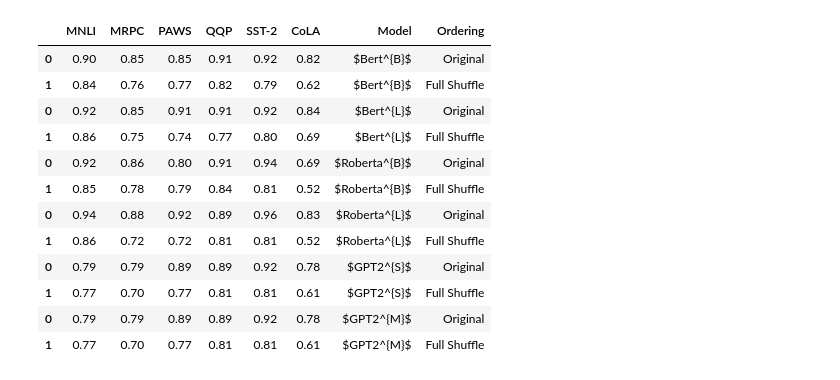
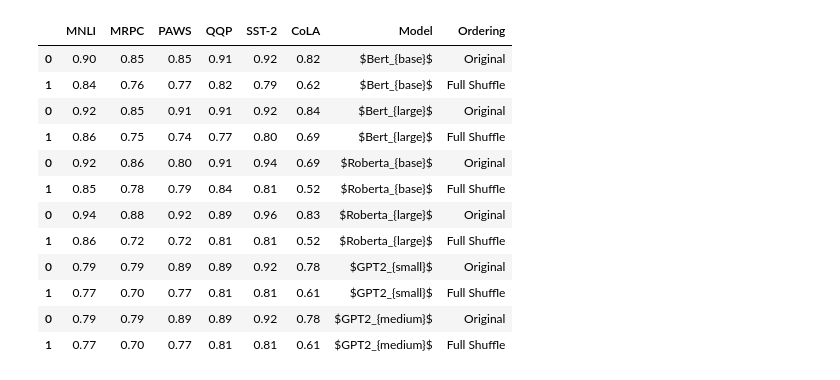
Before and after one commit to staveesh/ling_38620_project, a Jupyter notebook: Results.ipynb, the cells around one changed output. Saved outputs shown, nothing was run; the diff lists cells and outputs as text; code cells hidden in the pictures.

```diff
--- a/Results.ipynb
+++ b/Results.ipynb
@@ -43,30 +43,30 @@ df_RL = pd.DataFrame(acc_count_attractor_RL, columns=['MNLI', 'MRPC', 'PAWS', 'Q
 df_GM = pd.DataFrame(acc_count_attractor_GM, columns=['MNLI', 'MRPC', 'PAWS', 'QQP', 'SST-2', 'CoLA']).iloc[:2, :]
 # %%
 dataset = [df_BB, df_BL, df_RB, df_RL, df_GS, df_GM]
-models = ['$Bert^{B}$', '$Bert^{L}$', '$Roberta^{B}$', '$Roberta^{L}$', '$GPT2^{S}$', '$GPT2^{M}$']
+models = ['$Bert_{base}$', '$Bert_{large}$', '$Roberta_{base}$', '$Roberta_{large}$', '$GPT2_{small}$', '$GPT2_{medium}$']
 res = []
 for idx, df in enumerate(dataset):
     df['Model'] = models[idx]
     df['Ordering'] = ''
     df.at[0, 'Ordering'] = 'Original'
     df.at[1, 'Ordering'] = 'Full Shuffle'
     res.append(df)
 rdf = pd.concat(res, axis=0)
 rdf
 # %% [output]
 |  | MNLI | MRPC | PAWS | QQP | SST-2 | CoLA | Model | Ordering |
-| 0 | 0.90 | 0.85 | 0.85 | 0.91 | 0.92 | 0.82 | $Bert^{B}$ | Original |
-| 1 | 0.84 | 0.76 | 0.77 | 0.82 | 0.79 | 0.62 | $Bert^{B}$ | Full Shuffle |
-| 0 | 0.92 | 0.85 | 0.91 | 0.91 | 0.92 | 0.84 | $Bert^{L}$ | Original |
-| 1 | 0.86 | 0.75 | 0.74 | 0.77 | 0.80 | 0.69 | $Bert^{L}$ | Full Shuffle |
-| 0 | 0.92 | 0.86 | 0.80 | 0.91 | 0.94 | 0.69 | $Roberta^{B}$ | Original |
-| 1 | 0.85 | 0.78 | 0.79 | 0.84 | 0.81 | 0.52 | $Roberta^{B}$ | Full Shuffle |
-| 0 | 0.94 | 0.88 | 0.92 | 0.89 | 0.96 | 0.83 | $Roberta^{L}$ | Original |
-| 1 | 0.86 | 0.72 | 0.72 | 0.81 | 0.81 | 0.52 | $Roberta^{L}$ | Full Shuffle |
-| 0 | 0.79 | 0.79 | 0.89 | 0.89 | 0.92 | 0.78 | $GPT2^{S}$ | Original |
-| 1 | 0.77 | 0.70 | 0.77 | 0.81 | 0.81 | 0.61 | $GPT2^{S}$ | Full Shuffle |
-| 0 | 0.79 | 0.79 | 0.89 | 0.89 | 0.92 | 0.78 | $GPT2^{M}$ | Original |
-| 1 | 0.77 | 0.70 | 0.77 | 0.81 | 0.81 | 0.61 | $GPT2^{M}$ | Full Shuffle |
+| 0 | 0.90 | 0.85 | 0.85 | 0.91 | 0.92 | 0.82 | $Bert_{base}$ | Original |
+| 1 | 0.84 | 0.76 | 0.77 | 0.82 | 0.79 | 0.62 | $Bert_{base}$ | Full Shuffle |
+| 0 | 0.92 | 0.85 | 0.91 | 0.91 | 0.92 | 0.84 | $Bert_{large}$ | Original |
+| 1 | 0.86 | 0.75 | 0.74 | 0.77 | 0.80 | 0.69 | $Bert_{large}$ | Full Shuffle |
+| 0 | 0.92 | 0.86 | 0.80 | 0.91 | 0.94 | 0.69 | $Roberta_{base}$ | Original |
+| 1 | 0.85 | 0.78 | 0.79 | 0.84 | 0.81 | 0.52 | $Roberta_{base}$ | Full Shuffle |
+| 0 | 0.94 | 0.88 | 0.92 | 0.89 | 0.96 | 0.83 | $Roberta_{large}$ | Original |
+| 1 | 0.86 | 0.72 | 0.72 | 0.81 | 0.81 | 0.52 | $Roberta_{large}$ | Full Shuffle |
+| 0 | 0.79 | 0.79 | 0.89 | 0.89 | 0.92 | 0.78 | $GPT2_{small}$ | Original |
+| 1 | 0.77 | 0.70 | 0.77 | 0.81 | 0.81 | 0.61 | $GPT2_{small}$ | Full Shuffle |
+| 0 | 0.79 | 0.79 | 0.89 | 0.89 | 0.92 | 0.78 | $GPT2_{medium}$ | Original |
+| 1 | 0.77 | 0.70 | 0.77 | 0.81 | 0.81 | 0.61 | $GPT2_{medium}$ | Full Shuffle |
 # %%
 fig, ax = plt.subplots(2, 3, figsize=(20, 8))
 plt.subplots_adjust(top = 1.0, bottom=0.01, hspace=1.0, wspace=0.33)
```
Also changed, not shown: parts of 1 cell of this notebook, 1 other file.
